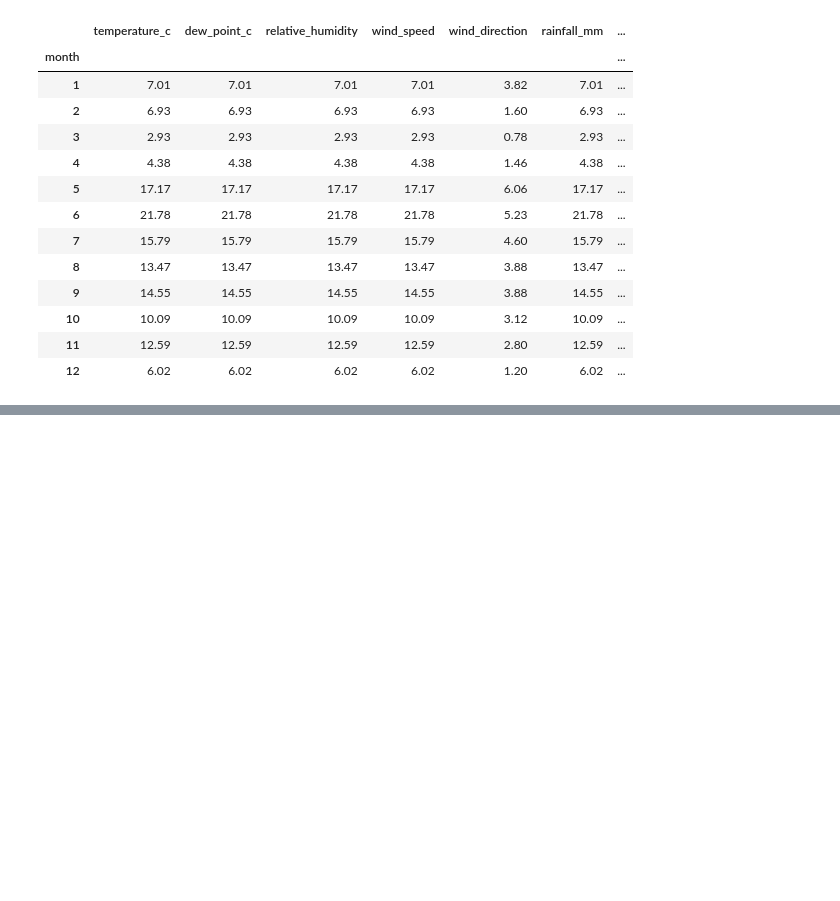
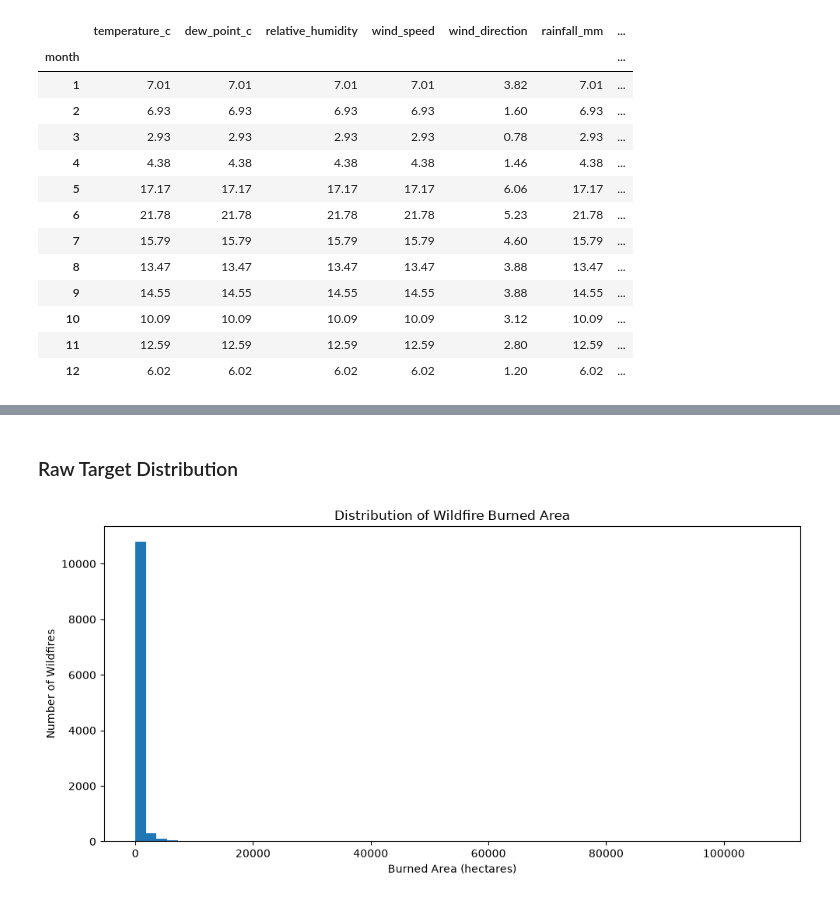
Before and after one commit to mraznyrazeek/ML-Based-Forest-Fire-Prediction-Project, a Jupyter notebook: backend/notebooks/01_mesogeos_data_investigation.ipynb, the cells around one changed output, grey strips where cells are left out. Drawn from its saved outputs; the diff is of its cells as text; code cells hidden in the pictures; blank space fills up the shorter version.

Commit message:
Working on target variable investigation

```diff
--- a/backend/notebooks/01_mesogeos_data_investigation.ipynb
+++ b/backend/notebooks/01_mesogeos_data_investigation.ipynb
@@ -231,0 +337,15 @@ Missing weather percentage by month:
+# %% [markdown]
+### Raw Target Distribution
+# %%
+plt.figure(figsize=(10, 5))
+
+plt.hist(df["burned_area_ha"], bins=60)
+
+plt.title("Distribution of Wildfire Burned Area")
+plt.xlabel("Burned Area (hectares)")
+plt.ylabel("Number of Wildfires")
+
+plt.tight_layout()
+plt.show()
+# %% [output]
+[figure, added]
```
Also changed, not shown: parts of 7 cells of this notebook.
